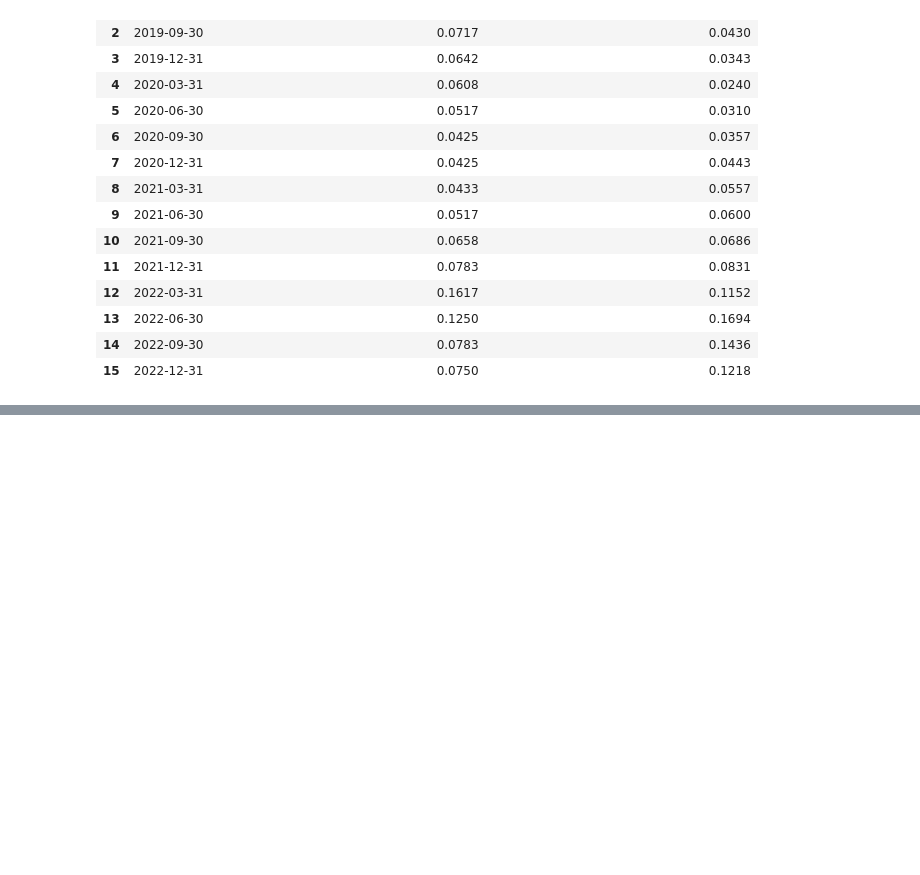
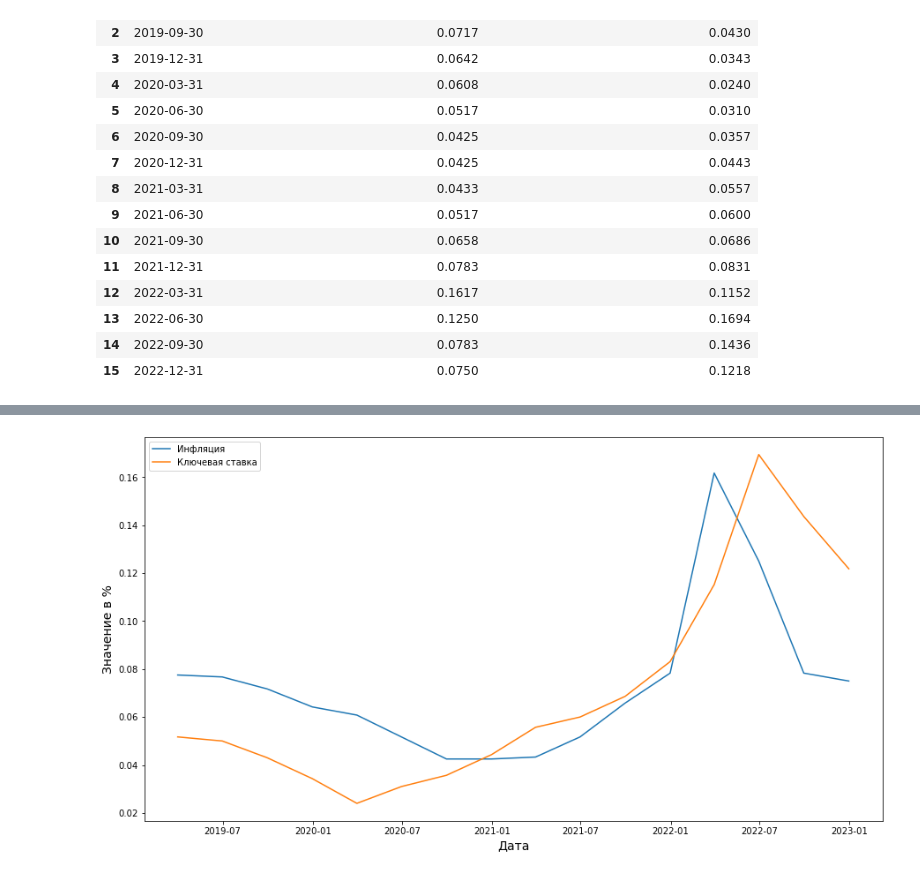
Before and after one commit to torosyantig/microfinance_market, a Jupyter notebook: model.ipynb, the cells around one changed output, grey strips where cells are left out. Cells and saved outputs as stored; diff of their text form; code cells hidden in the pictures; blank space fills up the shorter version.

```diff
--- a/model.ipynb
+++ b/model.ipynb
@@ -181,0 +212,11 @@ inflation
+# %%
+
+plt.figure(figsize=(15,8))
+plt.plot(inflation['Дата'], inflation['Ср.знач ключевая ставки за квартал, % годовых'], label='Инфляция')
+plt.plot(inflation['Дата'], inflation['Ср. знач. инфляция за квартал, % г/г'], label='Ключевая ставка')
+plt.xlabel('Дата', fontsize = 14)
+plt.ylabel ('Значение в %', fontsize =14)
+plt.legend()
+plt.show()
+# %% [output]
+[figure, added]
```
Also changed, not shown: parts of 9 cells of this notebook.
